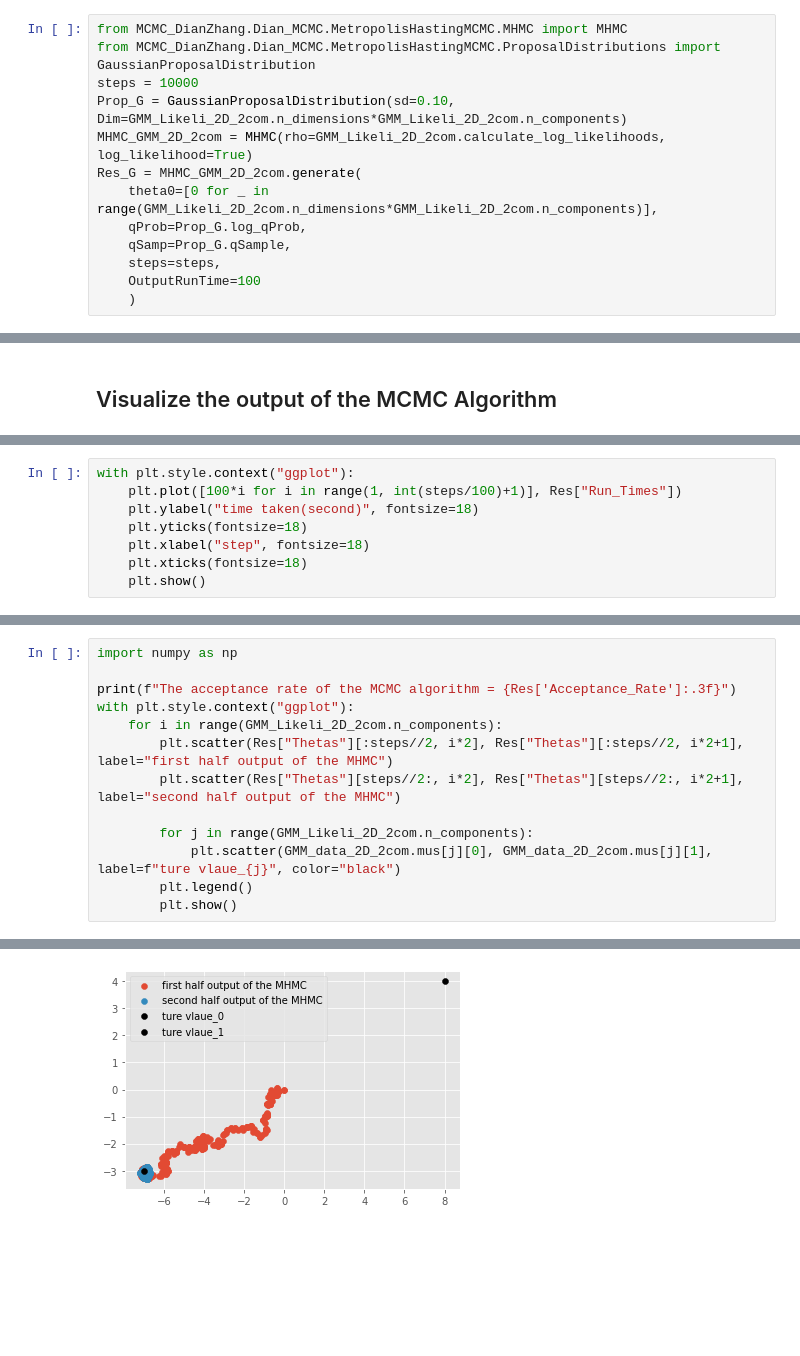
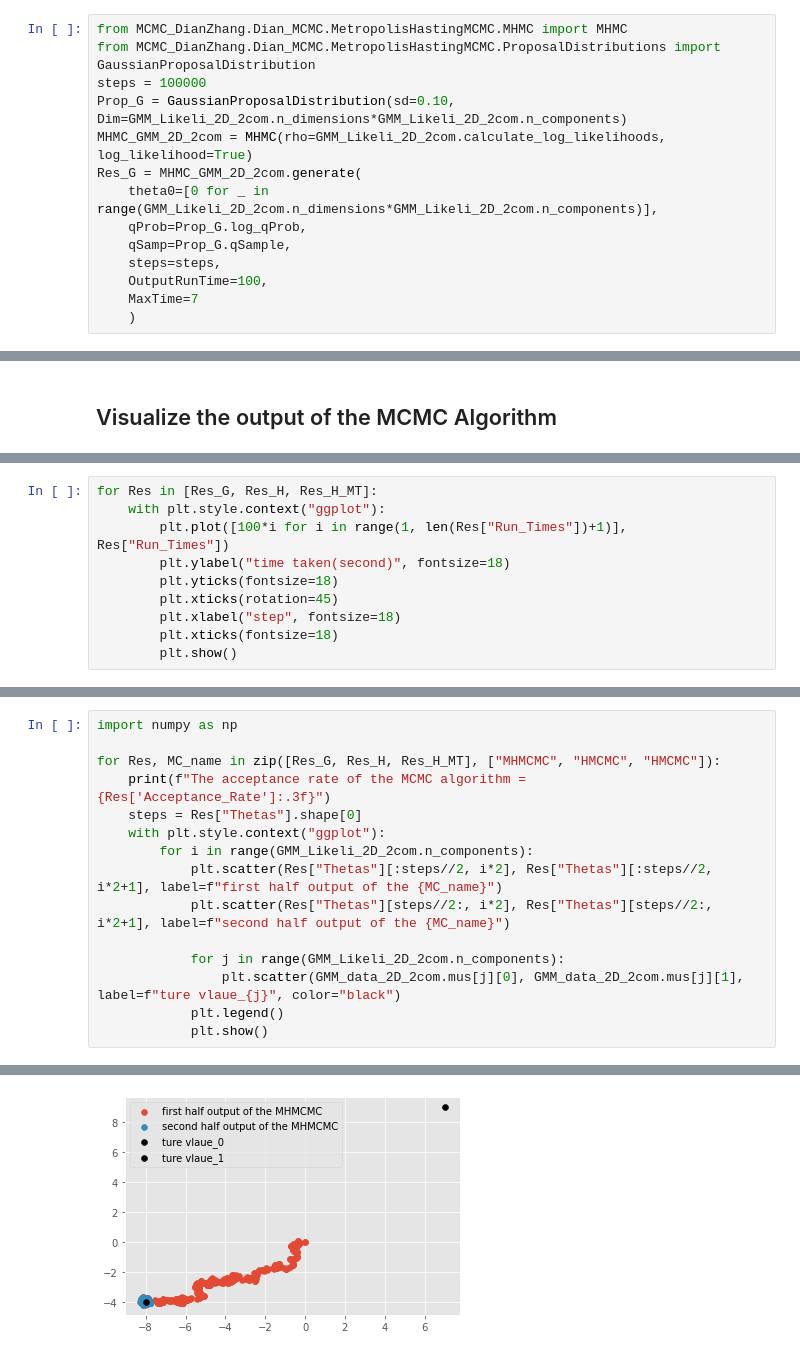
Before and after one commit to pjdunne/MResMCMC2023, a Jupyter notebook: Examples_Dian.ipynb, the cells around one changed output, grey strips where cells are left out. Saved outputs shown, nothing was run; the diff lists cells and outputs as text; blank space fills up the shorter version.

```diff
--- a/Examples_Dian.ipynb
+++ b/Examples_Dian.ipynb
@@ -28,7 +28,7 @@ GMM_Likeli_2D_2com = Likeli_GMM_mus(Dataset=GMM_data_2D_2com.noisy_Dataset, Sigm
 # %%
 from MCMC_DianZhang.Dian_MCMC.MetropolisHastingMCMC.MHMC import MHMC
 from MCMC_DianZhang.Dian_MCMC.MetropolisHastingMCMC.ProposalDistributions import  GaussianProposalDistribution
-steps = 10000
+steps = 100000
 Prop_G = GaussianProposalDistribution(sd=0.10, Dim=GMM_Likeli_2D_2com.n_dimensions*GMM_Likeli_2D_2com.n_components)
 MHMC_GMM_2D_2com = MHMC(rho=GMM_Likeli_2D_2com.calculate_log_likelihoods, log_likelihood=True)
 Res_G = MHMC_GMM_2D_2com.generate(
@@ -36,6 +36,7 @@ Res_G = MHMC_GMM_2D_2com.generate(
     qProb=Prop_G.log_qProb,
     qSamp=Prop_G.qSample,
     steps=steps,
-    OutputRunTime=100
+    OutputRunTime=100,
+    MaxTime=7
     )
 # %%
@@ -58,9 +68,11 @@ Res = Res_G
 # %%
-with plt.style.context("ggplot"):
-    plt.plot([100*i for i in range(1, int(steps/100)+1)], Res["Run_Times"])
-    plt.ylabel("time taken(second)", fontsize=18)
-    plt.yticks(fontsize=18)
-    plt.xlabel("step", fontsize=18)
-    plt.xticks(fontsize=18)
-    plt.show()
+for Res in [Res_G, Res_H, Res_H_MT]:
+    with plt.style.context("ggplot"):
+        plt.plot([100*i for i in range(1, len(Res["Run_Times"])+1)], Res["Run_Times"])
+        plt.ylabel("time taken(second)", fontsize=18)
+        plt.yticks(fontsize=18)
+        plt.xticks(rotation=45)
+        plt.xlabel("step", fontsize=18)
+        plt.xticks(fontsize=18)
+        plt.show()
 # %% [output]
@@ -68,14 +82,16 @@ with plt.style.context("ggplot"):
 # %%
 import numpy as np
 
-print(f"The acceptance rate of the MCMC algorithm = {Res['Acceptance_Rate']:.3f}")
-with plt.style.context("ggplot"):
-    for i in range(GMM_Likeli_2D_2com.n_components):
-        plt.scatter(Res["Thetas"][:steps//2, i*2], Res["Thetas"][:steps//2, i*2+1], label="first half output of the MHMC")
-        plt.scatter(Res["Thetas"][steps//2:, i*2], Res["Thetas"][steps//2:, i*2+1], label="second half output of the MHMC")
+for Res, MC_name in zip([Res_G, Res_H, Res_H_MT], ["MHMCMC", "HMCMC", "HMCMC"]):
+    print(f"The acceptance rate of the MCMC algorithm = {Res['Acceptance_Rate']:.3f}")
+    steps = Res["Thetas"].shape[0]
+    with plt.style.context("ggplot"):
+        for i in range(GMM_Likeli_2D_2com.n_components):
+            plt.scatter(Res["Thetas"][:steps//2, i*2], Res["Thetas"][:steps//2, i*2+1], label=f"first half output of the {MC_name}")
+            plt.scatter(Res["Thetas"][steps//2:, i*2], Res["Thetas"][steps//2:, i*2+1], label=f"second half output of the {MC_name}")
 
-        for j in range(GMM_Likeli_2D_2com.n_components):
-            plt.scatter(GMM_data_2D_2com.mus[j][0], GMM_data_2D_2com.mus[j][1], label=f"ture vlaue_{j}", color="black")
-        plt.legend()
-        plt.show()
+            for j in range(GMM_Likeli_2D_2com.n_components):
+                plt.scatter(GMM_data_2D_2com.mus[j][0], GMM_data_2D_2com.mus[j][1], label=f"ture vlaue_{j}", color="black")
+            plt.legend()
+            plt.show()
 # %% [output]
@@ -84 +100 @@ The acceptance rate of the MCMC algorithm = 0.203
-[figure, old version]
+[figure, new version]
```
Also changed, not shown: parts of 16 cells of this notebook, 2 other files.
